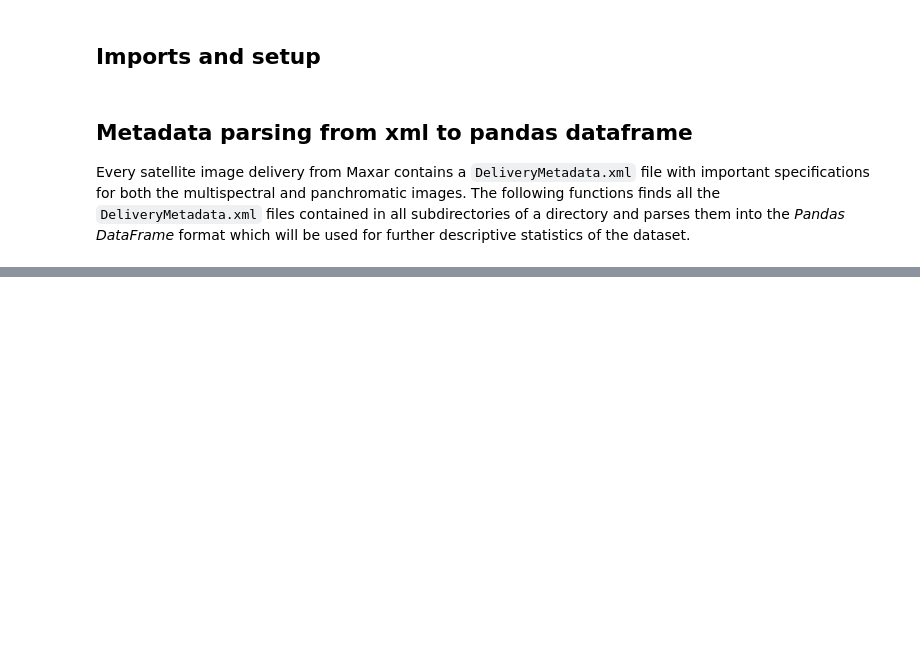
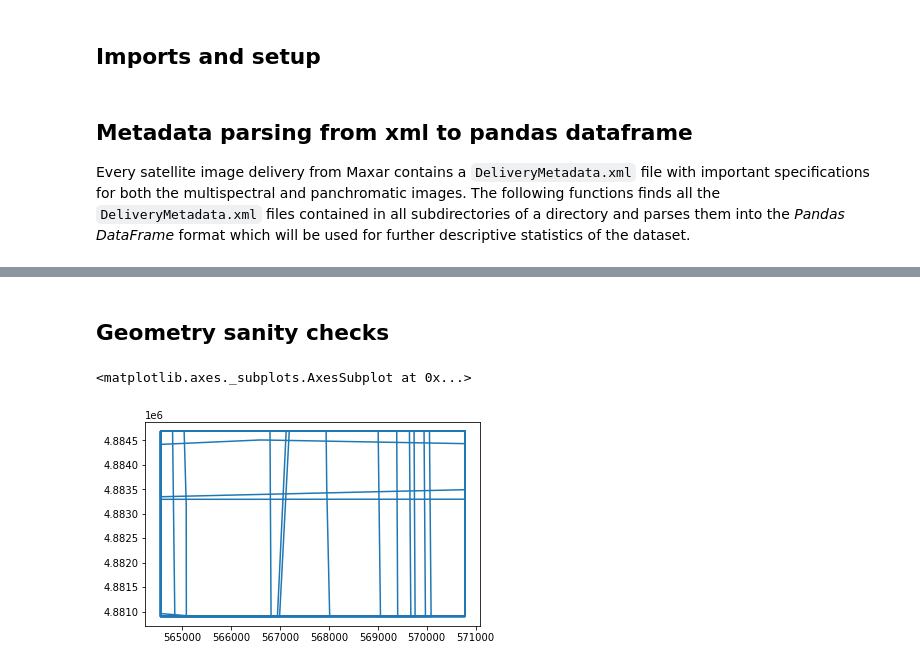
Before and after one commit to onordberg/multispectral-super-resolution, a Jupyter notebook: data-exploration-display-version.ipynb, the cells around one changed output, grey strips where cells are left out. Saved outputs shown, nothing was run; the diff lists cells and outputs as text; code cells hidden in the pictures; blank space fills up the shorter version.

```diff
--- a/data-exploration-display-version.ipynb
+++ b/data-exploration-display-version.ipynb
@@ -105,0 +202,10 @@ images_for_early_trials
+# %%
+def add_EPSG_to_metadata_df(metadata_df):
+    # EPSG is a datum/projection code
+    metadata_df['EPSG'] = [32631 if utm_zone == '31'
+                           else 32632 if utm_zone == '32'
+                           else None
+                           for utm_zone in metadata_df['mapProjectionZone']]
+    return metadata_df
+
+meta = add_EPSG_to_metadata_df(meta)
@@ -105,0 +256,7 @@ images_for_early_trials
+# %% [markdown]
+## Geometry sanity checks
+# %%
+meta[meta['area_name'] == 'La_Spezia'].boundary.plot()
+# %% [output]
+<matplotlib.axes._subplots.AxesSubplot at 0x...>
+[figure, added]
```
Also changed, not shown: parts of 47 cells of this notebook, 1 other file.
